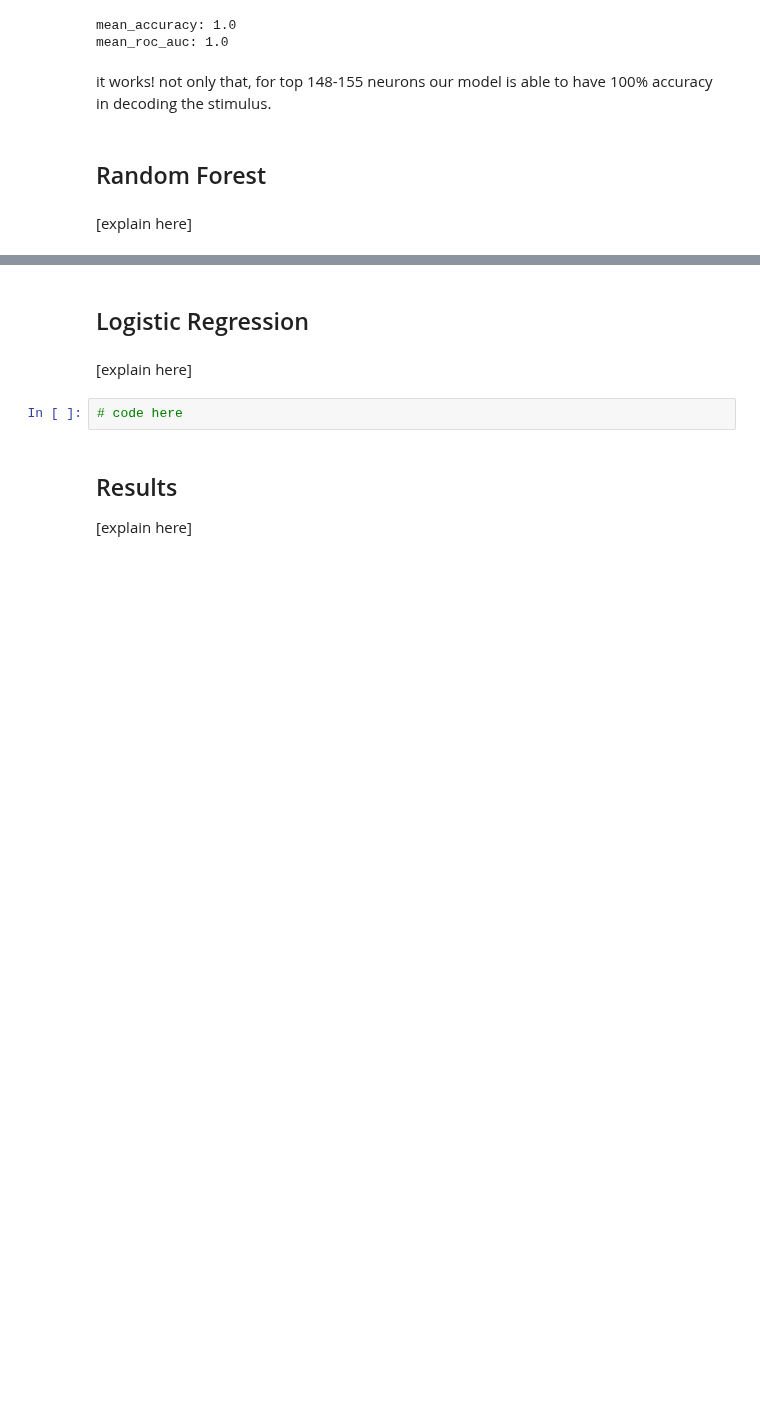
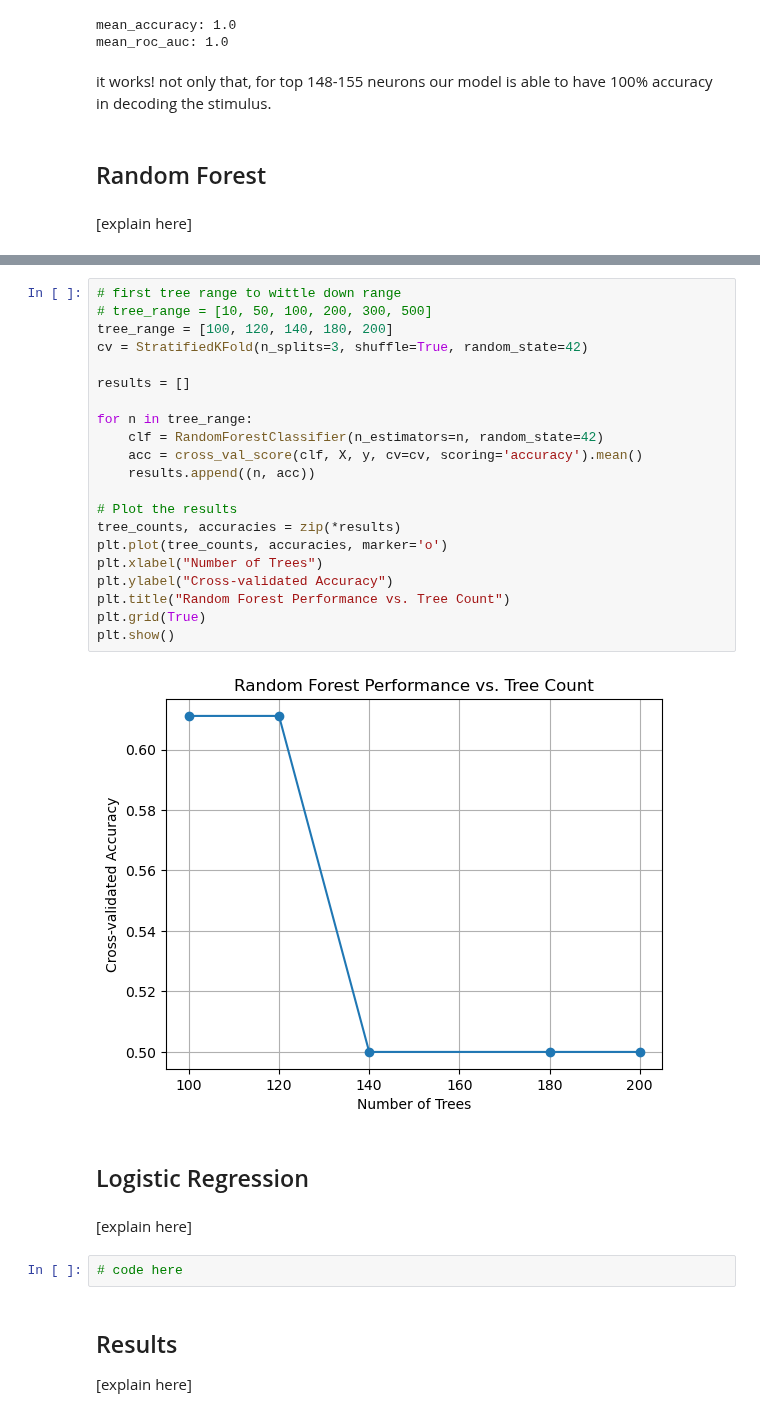
Before and after one commit to JHCelaya/FearDecoding, a Jupyter notebook: ProjectFinal.ipynb, the cells around one changed output, grey strips where cells are left out. Saved outputs shown, nothing was run; the diff lists cells and outputs as text; blank space fills up the shorter version.

```diff
--- a/ProjectFinal.ipynb
+++ b/ProjectFinal.ipynb
@@ -539,3 +566,26 @@ it works! not only that, for top 148-155 neurons our model is able to have 100%
+# %%
+# first tree range to wittle down range
+# tree_range = [10, 50, 100, 200, 300, 500]
+tree_range = [100, 120, 140, 180, 200]
+cv = StratifiedKFold(n_splits=3, shuffle=True, random_state=42)
+
+results = []
+
+for n in tree_range:
+    clf = RandomForestClassifier(n_estimators=n, random_state=42)
+    acc = cross_val_score(clf, X, y, cv=cv, scoring='accuracy').mean()
+    results.append((n, acc))
+
+# Plot the results
+tree_counts, accuracies = zip(*results)
+plt.plot(tree_counts, accuracies, marker='o')
+plt.xlabel("Number of Trees")
+plt.ylabel("Cross-validated Accuracy")
+plt.title("Random Forest Performance vs. Tree Count")
+plt.grid(True)
+plt.show()
+# %% [output]
+[figure, added]
 # %% [markdown]
 ## Logistic Regression
 # %% [markdown]
```
Also changed, not shown: parts of 2 cells of this notebook, 1 other file.
